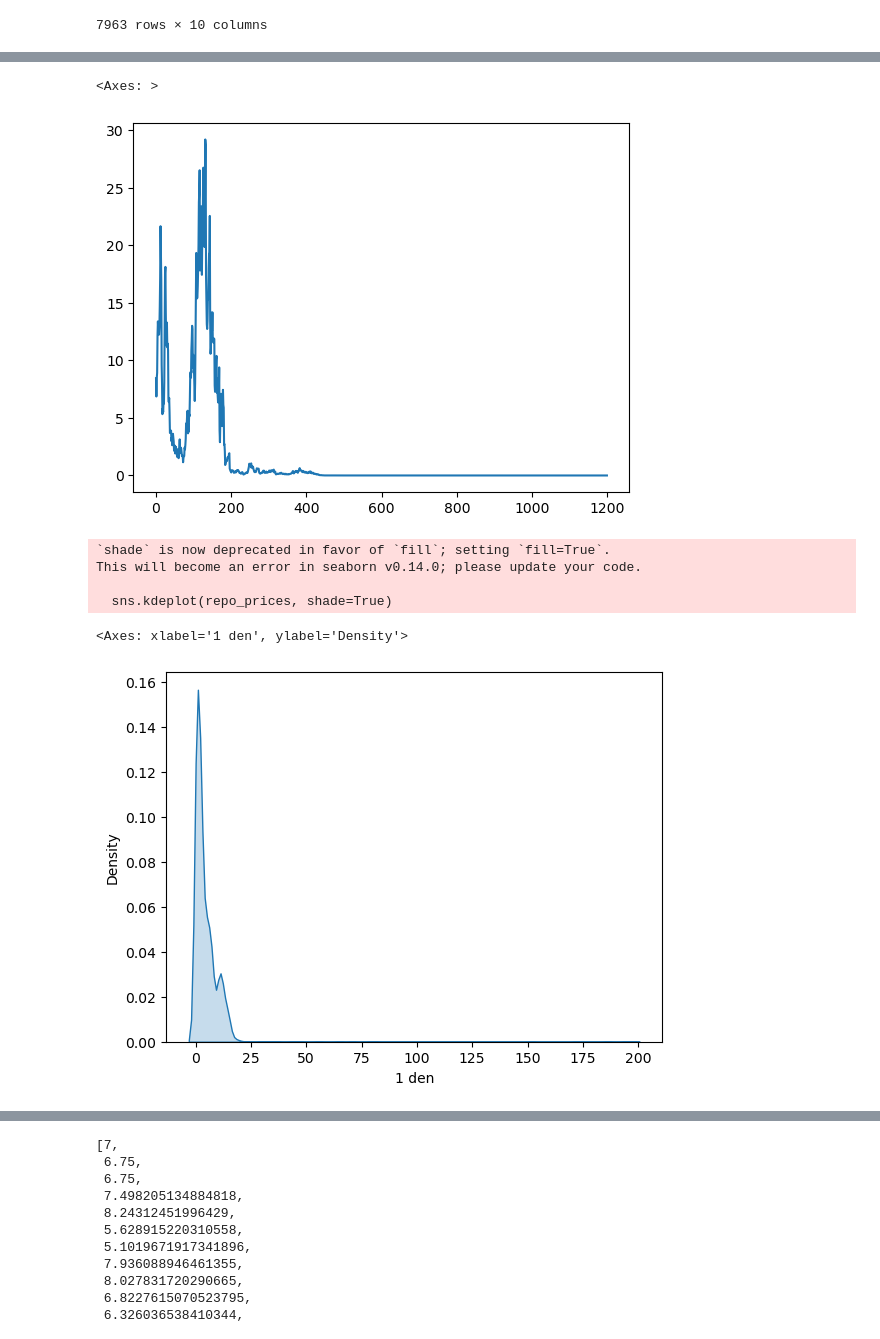
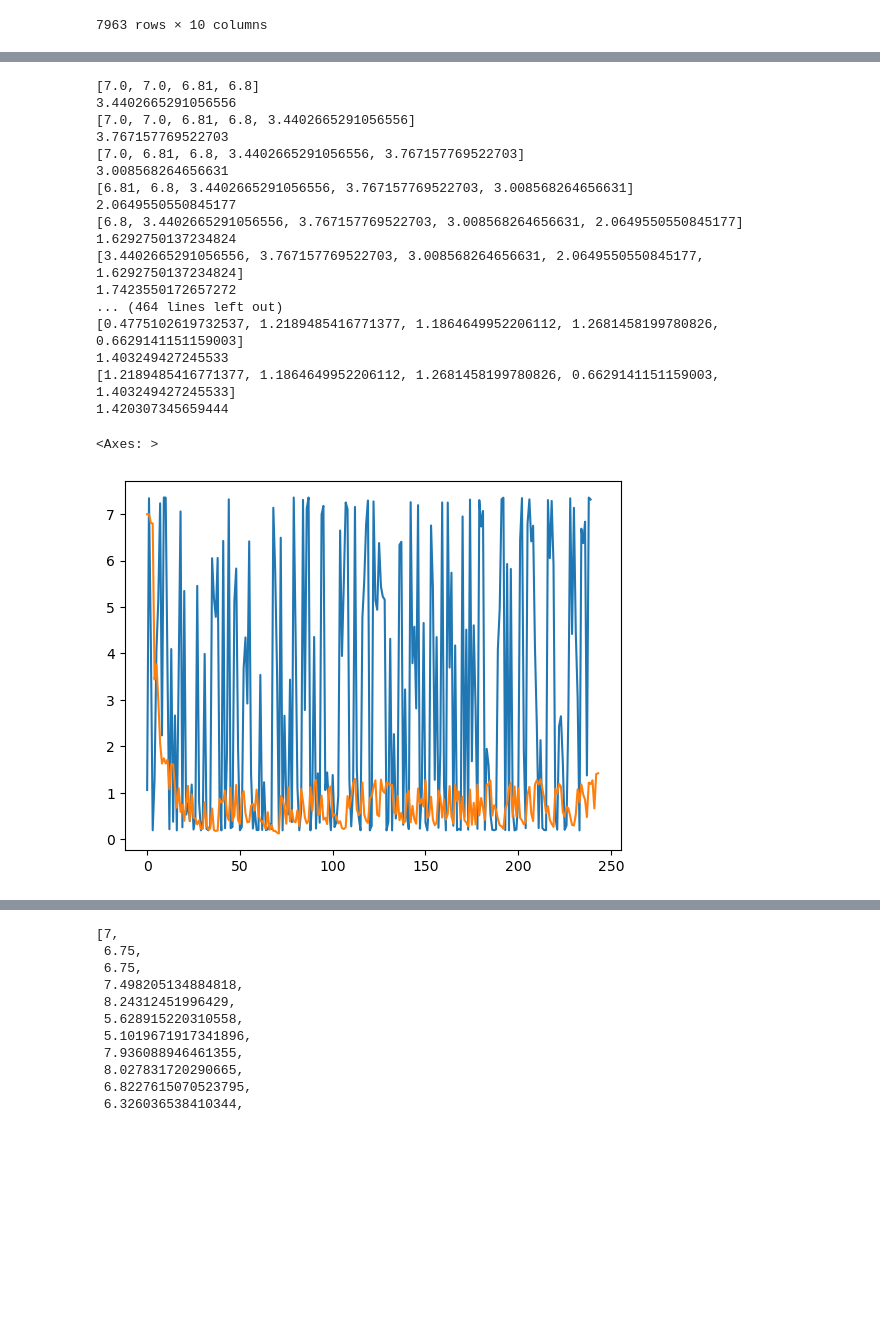
Before and after one commit to honzaz1234/return_simulation, a Jupyter notebook: test_model.ipynb, the cells around one changed output, grey strips where cells are left out. Cells and saved outputs as stored; diff of their text form; code cells hidden in the pictures; blank space fills up the shorter version.

Commit message:
rozdelano pridani repo sazby

```diff
--- a/test_model.ipynb
+++ b/test_model.ipynb
@@ -525,0 +554,3 @@ min(df_all['1 den'])
+# %%
+df_all = pd.read_csv('repo.csv', index_col=0)
+df_all
@@ -525,0 +615,3 @@ min(df_all['1 den'])
+# %%
+df_all.set_index('Datum', inplace=True)
+df_all.resample('M').first()
@@ -525,0 +620,3 @@ min(df_all['1 den'])
+# %%
+data_expo= genextreme.rvs(a=2, b=4, loc=6, scale=8, size=1000000)
+beta.fit(data_expo)
@@ -526,28 +669,45 @@ min(df_all['1 den'])
 # %%
 from scipy.stats import t, norm
 import seaborn as sns
 import numpy as np
-repo_pct = df_all['1 den'].pct_change().dropna()
-loc, scale = norm.fit(np.array(repo_pct, dtype=float))
-curr_return = norm.rvs(loc=loc,
+length = 240
+n_mean= -4
+coeff = 0.6
+repo_prices = df_all[df_all.index > '2012-11-01']['1 měsíc'].dropna()
+a, b, loc, scale = beta.fit(np.array(repo_prices, dtype=float))
+gen_pct = beta.rvs(a=a,
+                       b=b,
+                       loc=loc,
                         scale=scale,
-                        size=1200)
-X = [i for i in range(len(curr_return))]
-percentage_list  = []
-curr_perc = 6.75
-for i in range(len(curr_return)):
-    curr_perc = (curr_return[i] + 1) * curr_perc
-    percentage_list.append(curr_perc)
-sns.lineplot(x=X, y= percentage_list)
+                        size=length)
+X = [i for i in range(length)]
+price_list  = list(repo_prices[n_mean:])
+sns.lineplot(x=X, y= gen_pct)
+for i in range(len(gen_pct)):
+    calc_list = price_list[n_mean:] + [gen_pct[i]]
+    print(price_list[-5:])
+    final_price = (sum(calc_list)/len(calc_list)) * coeff
+    print(final_price)
+    price_list.append(final_price)
+X = [i for i in range(len(price_list))]
+sns.lineplot(x=X, y= price_list)
 # %% [output]
-<Axes: >
+[7.0, 7.0, 6.81, 6.8]
+3.4402665291056556
+[7.0, 7.0, 6.81, 6.8, 3.4402665291056556]
+3.767157769522703
+[7.0, 6.81, 6.8, 3.4402665291056556, 3.767157769522703]
+3.008568264656631
+[6.81, 6.8, 3.4402665291056556, 3.767157769522703, 3.008568264656631]
+2.0649550550845177
+[6.8, 3.4402665291056556, 3.767157769522703, 3.008568264656631, 2.0649550550845177]
+1.6292750137234824
+[3.4402665291056556, 3.767157769522703, 3.008568264656631, 2.0649550550845177, 1.6292750137234824]
+1.7423550172657272
+... (464 lines left out)
+[0.4775102619732537, 1.2189485416771377, 1.1864649952206112, 1.2681458199780826, 0.6629141151159003]
+1.403249427245533
+[1.2189485416771377, 1.1864649952206112, 1.2681458199780826, 0.6629141151159003, 1.403249427245533]
+1.420307345659444
+<Axes: >
-[figure, old version]
+[figure, new version]
-# %%
-sns.kdeplot(repo_prices, shade=True)
-# %% [output]
-`shade` is now deprecated in favor of `fill`; setting `fill=True`.
-This will become an error in seaborn v0.14.0; please update your code.
-
-  sns.kdeplot(repo_prices, shade=True)
-<Axes: xlabel='1 den', ylabel='Density'>
-[figure, removed]
```
Also changed, not shown: parts of 26 cells of this notebook, 3 other files.
